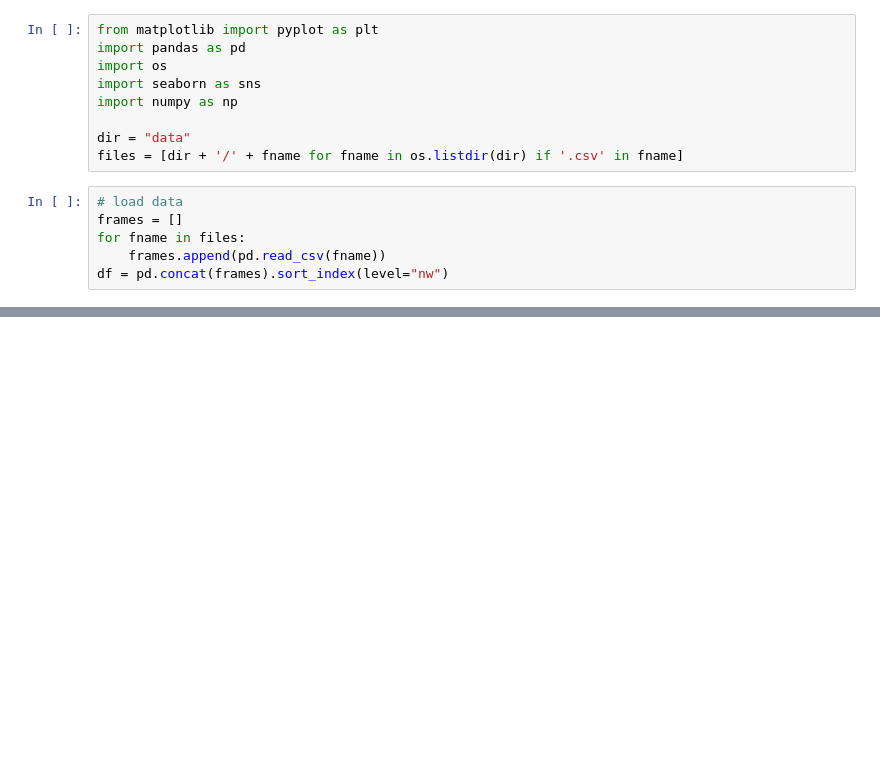
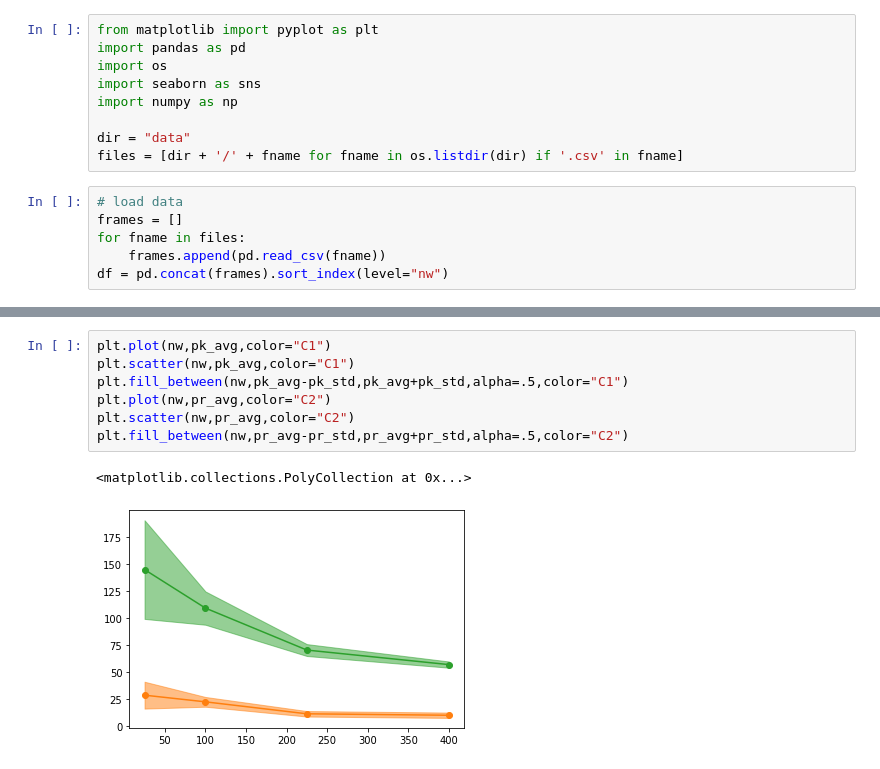
Before and after one commit to JGSuw/wta, a Jupyter notebook: big_exp_vis.ipynb, the cells around one changed output, grey strips where cells are left out. Saved outputs shown, nothing was run; the diff lists cells and outputs as text; blank space fills up the shorter version.

```diff
--- a/big_exp_vis.ipynb
+++ b/big_exp_vis.ipynb
@@ -46,0 +97,10 @@ nw
+# %%
+plt.plot(nw,pk_avg,color="C1")
+plt.scatter(nw,pk_avg,color="C1")
+plt.fill_between(nw,pk_avg-pk_std,pk_avg+pk_std,alpha=.5,color="C1")
+plt.plot(nw,pr_avg,color="C2")
+plt.scatter(nw,pr_avg,color="C2")
+plt.fill_between(nw,pr_avg-pr_std,pr_avg+pr_std,alpha=.5,color="C2")
+# %% [output]
+<matplotlib.collections.PolyCollection at 0x...>
+[figure, added]
```
Also changed, not shown: parts of 10 cells of this notebook, 9 other files.
